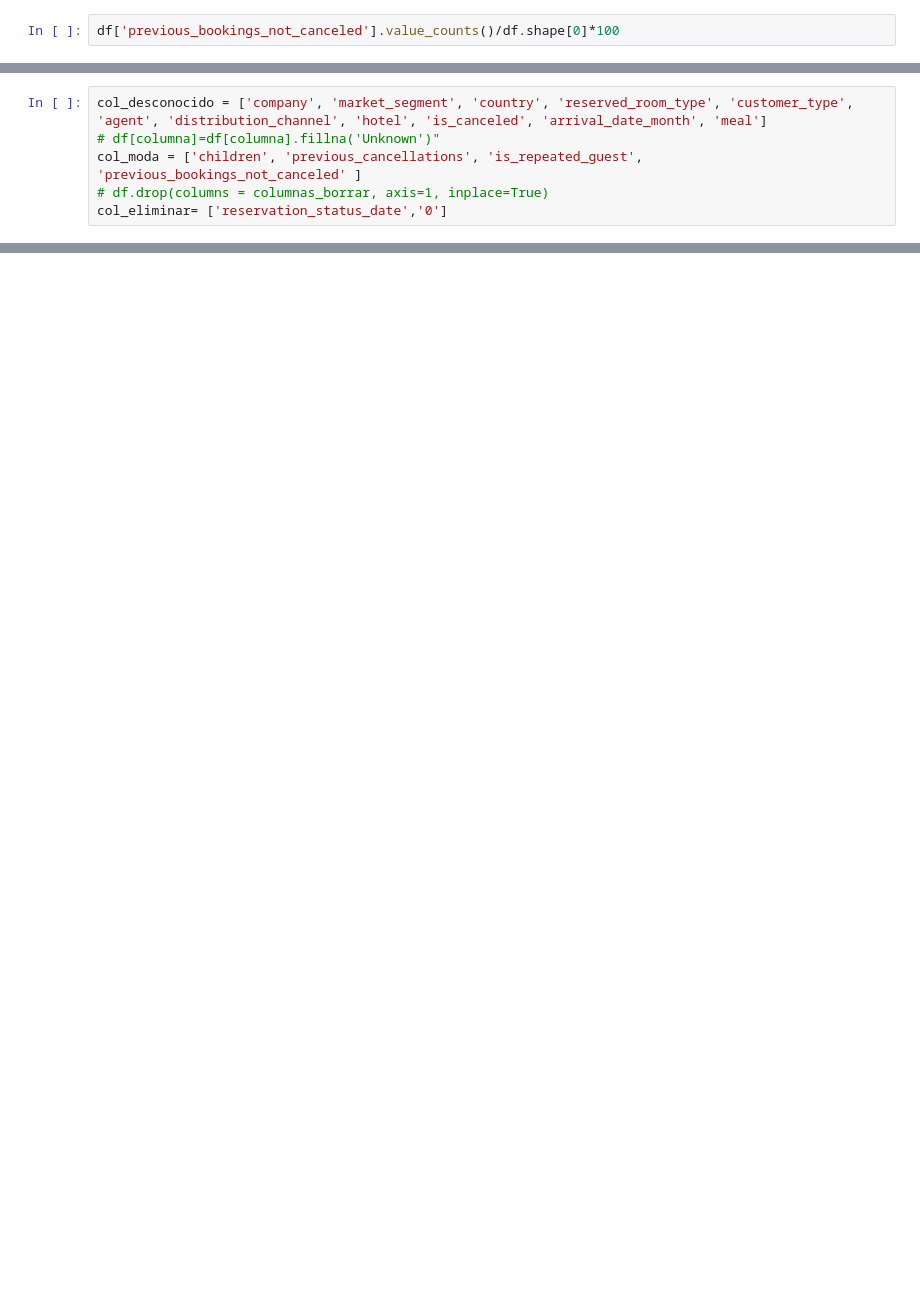
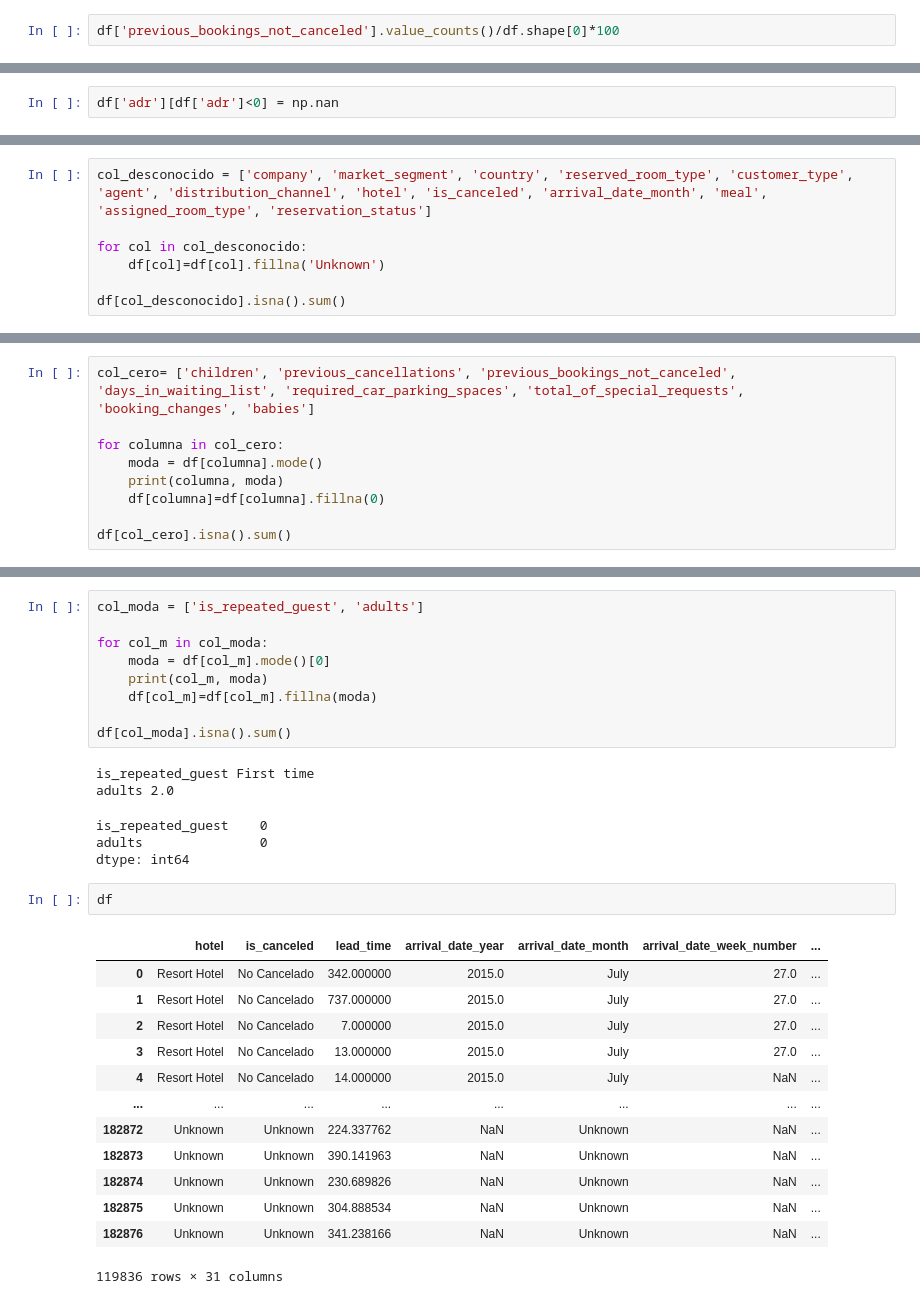
Before and after one commit to Adalab/proyecto-da-promof-modulo4-equipo5, a Jupyter notebook: notebooks/01_exploracion.ipynb, the cells around one changed output, grey strips where cells are left out. Cells and saved outputs as stored; diff of their text form; blank space fills up the shorter version.

```diff
--- a/notebooks/01_exploracion.ipynb
+++ b/notebooks/01_exploracion.ipynb
@@ -331,0 +421,2 @@ df_channel
+# %%
+df['adr'][df['adr']<0] = np.nan
@@ -332,6 +454,7 @@ df_channel
 # %%
-col_desconocido = ['company', 'market_segment', 'country', 'reserved_room_type', 'customer_type', 'agent', 'distribution_channel', 'hotel', 'is_canceled', 'arrival_date_month', 'meal']
-# df[columna]=df[columna].fillna('Unknown')"
-col_moda = ['children', 'previous_cancellations', 'is_repeated_guest', 'previous_bookings_not_canceled' ]
-# df.drop(columns = columnas_borrar, axis=1, inplace=True)
-col_eliminar= ['reservation_status_date','0']
+col_desconocido = ['company', 'market_segment', 'country', 'reserved_room_type', 'customer_type', 'agent', 'distribution_channel', 'hotel', 'is_canceled', 'arrival_date_month', 'meal', 'assigned_room_type', 'reservation_status']
+
+for col in col_desconocido:
+    df[col]=df[col].fillna('Unknown')
+
+df[col_desconocido].isna().sum()
@@ -337,0 +476,9 @@ col_eliminar= ['reservation_status_date','0']
+# %%
+col_cero= ['children', 'previous_cancellations', 'previous_bookings_not_canceled', 'days_in_waiting_list', 'required_car_parking_spaces', 'total_of_special_requests', 'booking_changes', 'babies']
+
+for columna in col_cero:
+    moda = df[columna].mode()
+    print(columna, moda)
+    df[columna]=df[columna].fillna(0)
+
+df[col_cero].isna().sum()
@@ -337,0 +502,31 @@ col_eliminar= ['reservation_status_date','0']
+# %%
+col_moda = ['is_repeated_guest', 'adults']
+
+for col_m in col_moda:
+    moda = df[col_m].mode()[0]
+    print(col_m, moda)
+    df[col_m]=df[col_m].fillna(moda)
+
+df[col_moda].isna().sum()
+# %% [output]
+is_repeated_guest First time
+adults 2.0
+is_repeated_guest    0
+adults               0
+dtype: int64
+# %%
+df
+# %% [output]
+|  | hotel | is_canceled | lead_time | arrival_date_year | arrival_date_month | arrival_date_week_number | ... |
+| 0 | Resort Hotel | No Cancelado | 342.000000 | 2015.0 | July | 27.0 | ... |
+| 1 | Resort Hotel | No Cancelado | 737.000000 | 2015.0 | July | 27.0 | ... |
+| 2 | Resort Hotel | No Cancelado | 7.000000 | 2015.0 | July | 27.0 | ... |
+| 3 | Resort Hotel | No Cancelado | 13.000000 | 2015.0 | July | 27.0 | ... |
+| 4 | Resort Hotel | No Cancelado | 14.000000 | 2015.0 | July | NaN | ... |
+| ... | ... | ... | ... | ... | ... | ... | ... |
+| 182872 | Unknown | Unknown | 224.337762 | NaN | Unknown | NaN | ... |
+| 182873 | Unknown | Unknown | 390.141963 | NaN | Unknown | NaN | ... |
+| 182874 | Unknown | Unknown | 230.689826 | NaN | Unknown | NaN | ... |
+| 182875 | Unknown | Unknown | 304.888534 | NaN | Unknown | NaN | ... |
+| 182876 | Unknown | Unknown | 341.238166 | NaN | Unknown | NaN | ... |
+119836 rows × 31 columns
```
Also changed, not shown: parts of 39 cells of this notebook, 1 other file.
